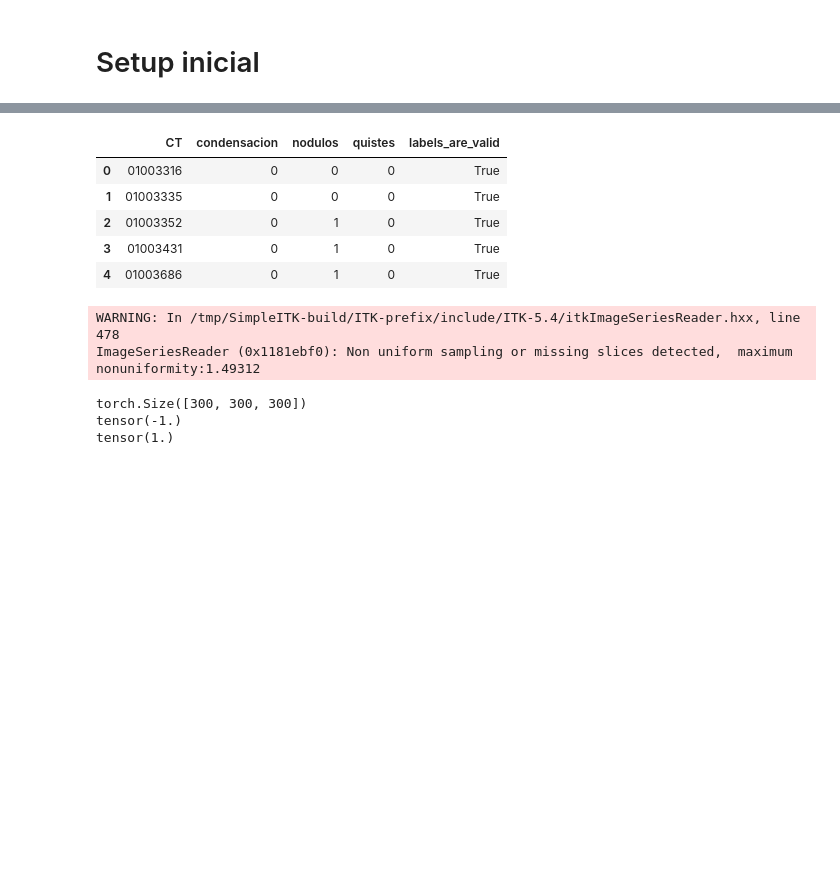
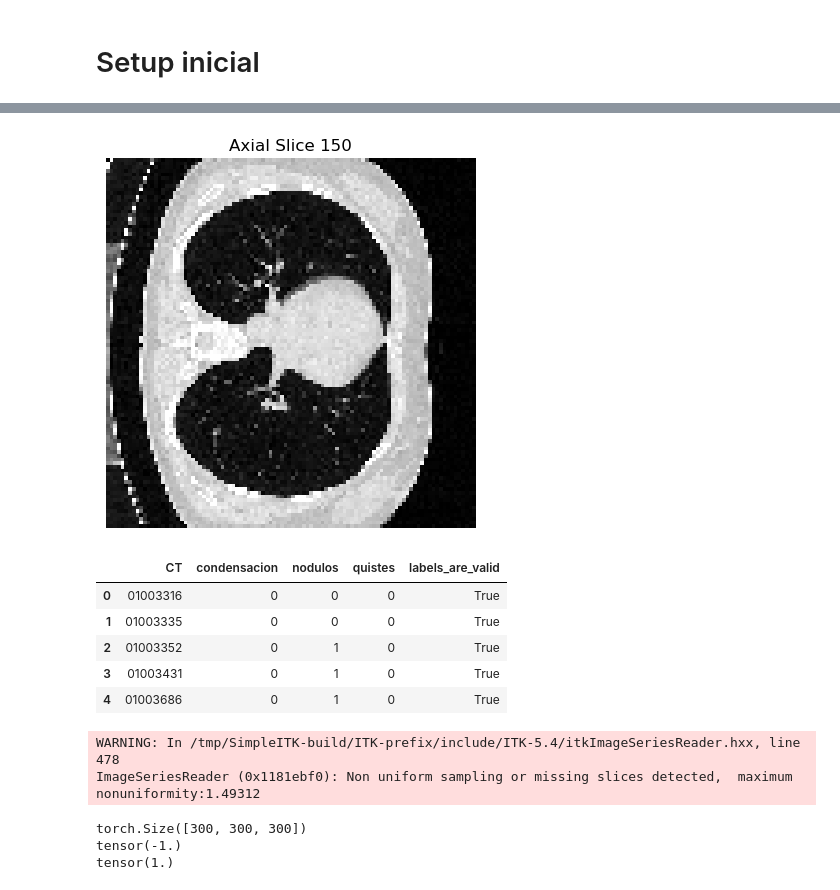
Before and after one commit to juanpablo-munoz/chest_ct_retrieval, a Jupyter notebook: notebooks/ct_embeddings_resnet_local.ipynb, the cells around one changed output, grey strips where cells are left out. Drawn from its saved outputs; the diff is of its cells as text; code cells hidden in the pictures; blank space fills up the shorter version.

```diff
--- a/notebooks/ct_embeddings_resnet_local.ipynb
+++ b/notebooks/ct_embeddings_resnet_local.ipynb
@@ -125,10 +127,10 @@ class ProximityCTDataset(tio.SubjectsDataset):
         # Transforms and augmentations to apply to images in the dataset
         s_transforms = tio.Compose([
             tio.ToCanonical(),
-            #tio.Resample(1),
+            tio.Resample(1),
             tio.CropOrPad(target_shape=(300, 300, 300), padding_mode='constant'),
             tio.Clamp(out_min=-1000, out_max=200), #Clip Hounsfield units
-            #tio.RescaleIntensity(out_min_max=(-1, 1)),
+            tio.RescaleIntensity(out_min_max=(0, 255)),
         ])
 
         # Filter out those samples with invalid labels
@@ -169,0 +183,28 @@ dataset = ProximityCTDataset(DR2156_DATARELEASE_CT_PATH, subject_list, DR2156_DA
+# %%
+import matplotlib.pyplot as plt
+import torchio as tio
+
+
+resize = tio.Compose([
+            tio.Resize([100, 100, -1], image_interpolation='nearest'),
+        ])
+
+# Example: assuming your subject is called `subject` and image key is 'ct'
+s = dataset[2]
+
+s = resize(s)
+
+image = s['t1']['data']  # shape: [1, D, H, W]
+volume = image[0]           # remove channel dimension → shape: [D, H, W]
+
+# Select middle slice in the axial (transverse) plane → [z, y, x]
+z_index = volume.shape[2] // 2
+axial_slice = volume[:, :, z_index]
+
+# Plot
+plt.imshow(axial_slice.numpy(), cmap='gray')
+plt.title(f'Axial Slice {z_index}')
+plt.axis('off')
+plt.show()
+# %% [output]
+[figure, added]
```
Also changed, not shown: parts of 5 cells of this notebook, 6 other files.
